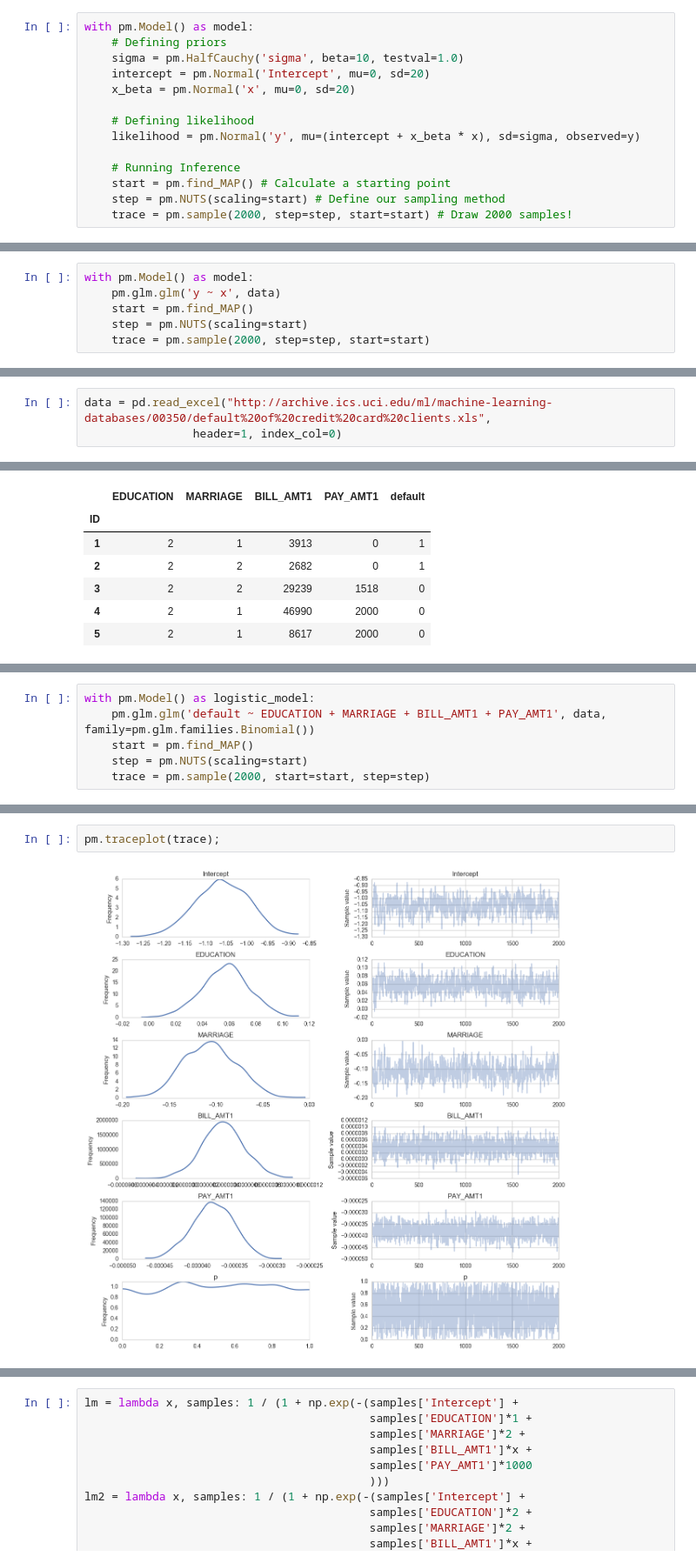
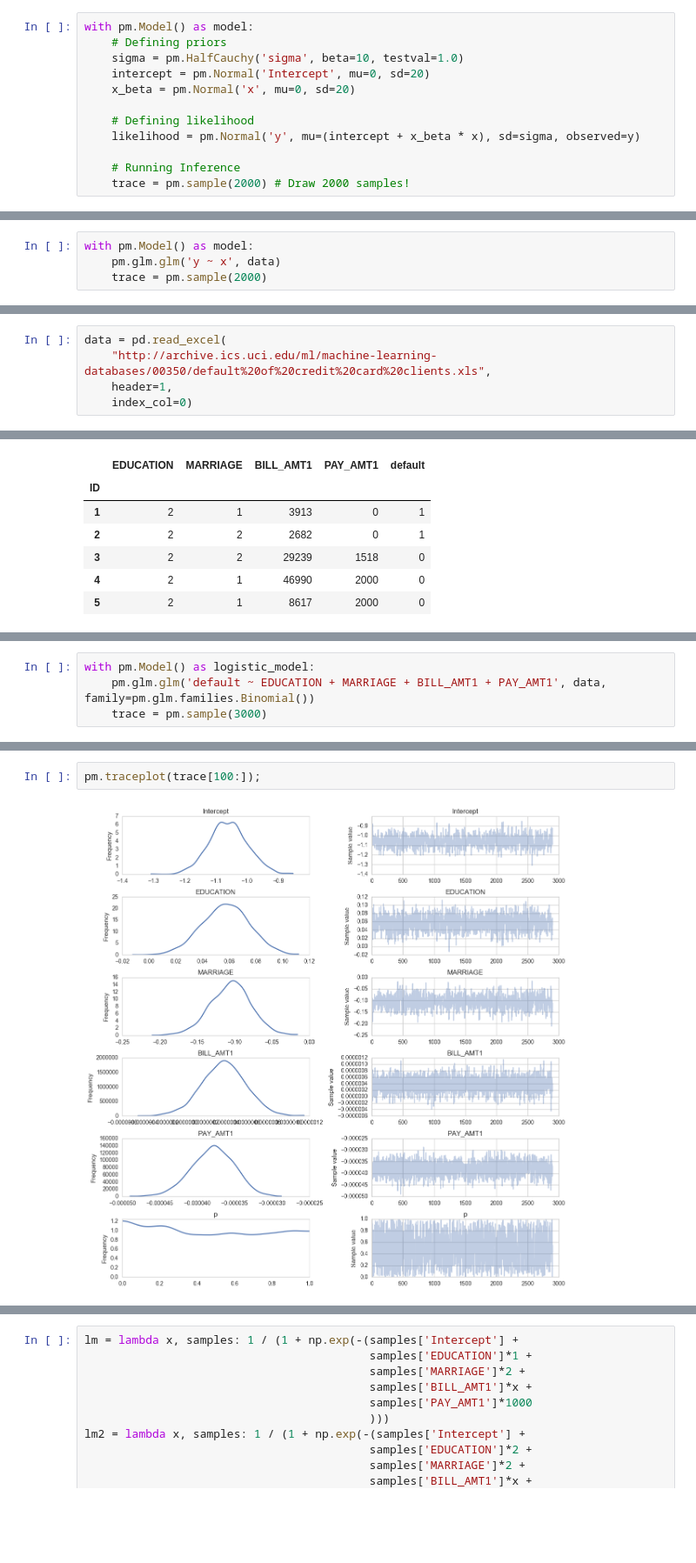
Before and after one commit to pydata/pydata-cookbook, a Jupyter notebook: papers/maxwell_margenot/bayesian_linear_regression.ipynb, the cells around one changed output, grey strips where cells are left out. Shown at 87% size. Cells and saved outputs as stored; diff of their text form; blank space fills up the shorter version.

```diff
--- a/papers/maxwell_margenot/bayesian_linear_regression.ipynb
+++ b/papers/maxwell_margenot/bayesian_linear_regression.ipynb
@@ -92,7 +92,5 @@ with pm.Model() as model:
     likelihood = pm.Normal('y', mu=(intercept + x_beta * x), sd=sigma, observed=y)
 
     # Running Inference
-    start = pm.find_MAP() # Calculate a starting point
-    step = pm.NUTS(scaling=start) # Define our sampling method
-    trace = pm.sample(2000, step=step, start=start) # Draw 2000 samples!
+    trace = pm.sample(2000) # Draw 2000 samples!
 # %% [output]
@@ -108,7 +104,5 @@ For this reason, the PyMC3 developers introduced a `glm` module to simplify the
 # %%
 with pm.Model() as model:
     pm.glm.glm('y ~ x', data)
-    start = pm.find_MAP()
-    step = pm.NUTS(scaling=start)
-    trace = pm.sample(2000, step=step, start=start)
+    trace = pm.sample(2000)
 # %% [output]
@@ -189,6 +189,8 @@ To create a Bayesian logistic regression in PyMC3, we simply use the binomial fa
 # %%
-data = pd.read_excel("http://archive.ics.uci.edu/ml/machine-learning-databases/00350/default%20of%20credit%20card%20clients.xls",
-                header=1, index_col=0)
+data = pd.read_excel(
+    "http://archive.ics.uci.edu/ml/machine-learning-databases/00350/default%20of%20credit%20card%20clients.xls",
+    header=1,
+    index_col=0)
 # %%
 data.head()
 # %% [output]
@@ -220,7 +229,5 @@ data.head()
 # %%
 with pm.Model() as logistic_model:
     pm.glm.glm('default ~ EDUCATION + MARRIAGE + BILL_AMT1 + PAY_AMT1', data, family=pm.glm.families.Binomial())
-    start = pm.find_MAP()
-    step = pm.NUTS(scaling=start)
-    trace = pm.sample(2000, start=start, step=step)
+    trace = pm.sample(3000)
 # %% [output]
@@ -232,4 +237,4 @@ Warning: Desired error not necessarily achieved due to precision loss.
 # %%
-pm.traceplot(trace);
+pm.traceplot(trace[100:]);
 # %% [output]
-[figure, old version]
+[figure, new version]
```
Also changed, not shown: parts of 38 cells of this notebook.
